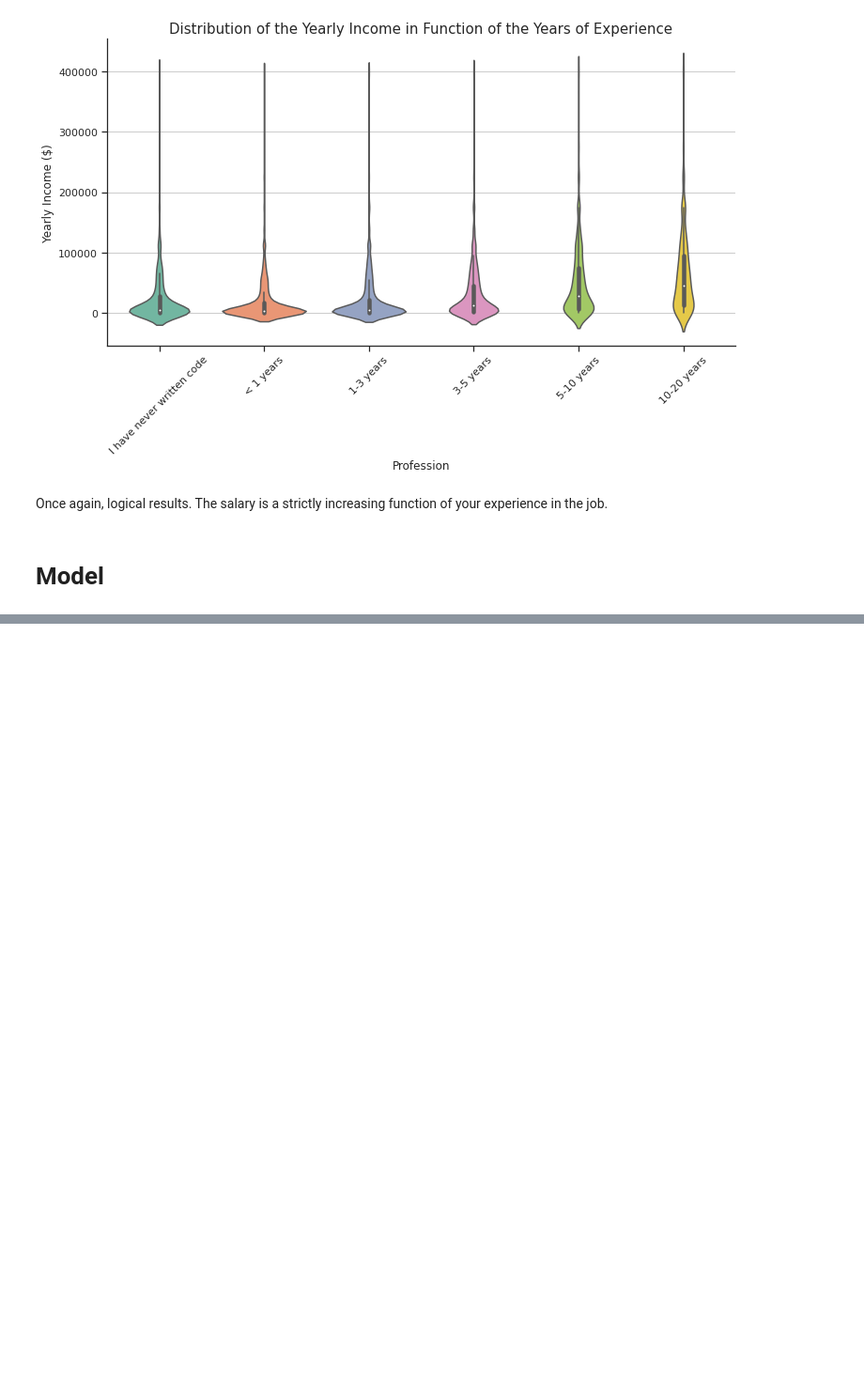
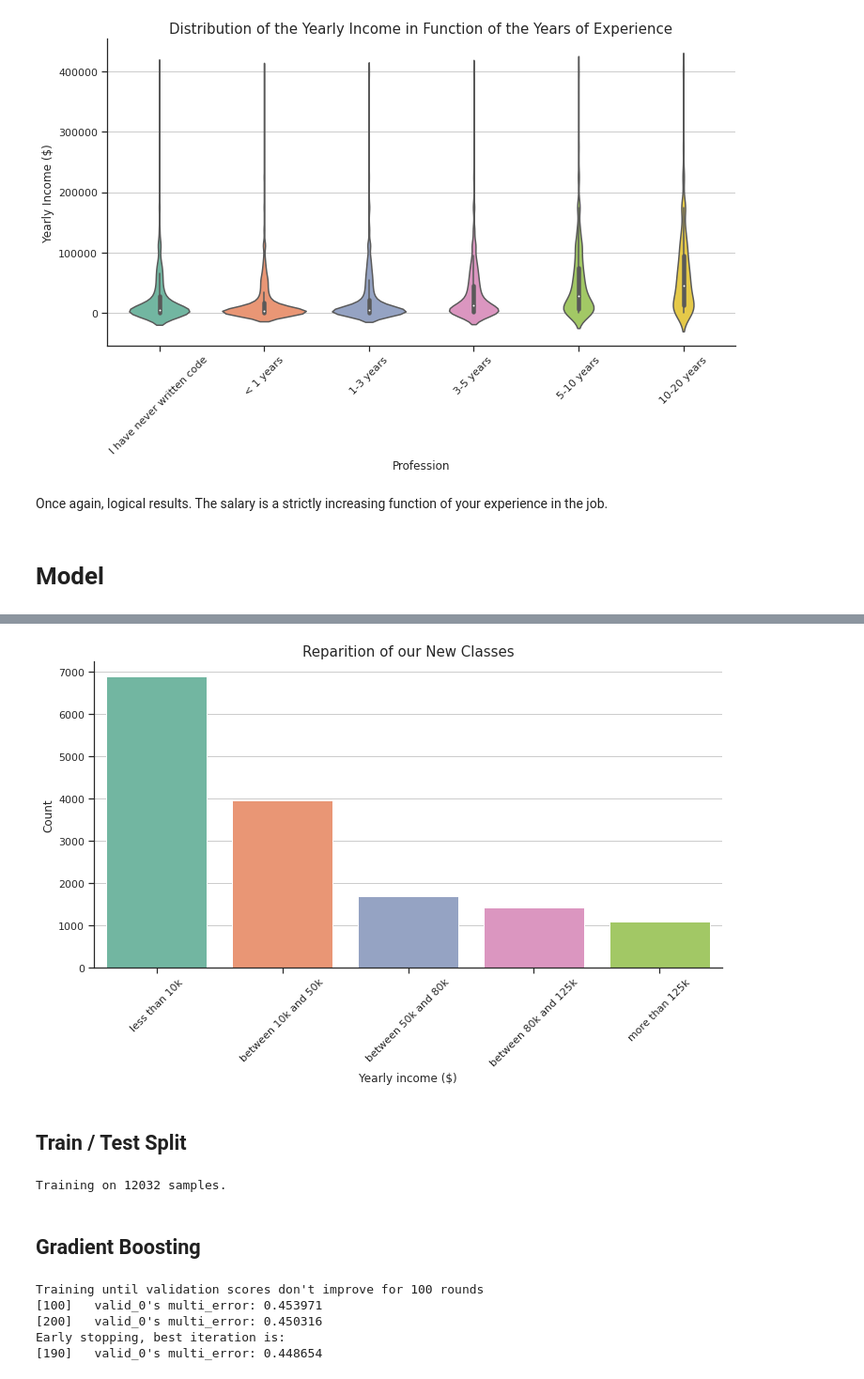
Before and after one commit to StephRoos/Data-Science, a Jupyter notebook: Kaggle_Survey/2021_Kaggle_Survey_Analysis.ipynb, the cells around one changed output, grey strips where cells are left out. Shown at 94% size. Saved outputs shown, nothing was run; the diff lists cells and outputs as text; code cells hidden in the pictures; blank space fills up the shorter version.

Commit message:
Add Model

```diff
--- a/Kaggle_Survey/2021_Kaggle_Survey_Analysis.ipynb
+++ b/Kaggle_Survey/2021_Kaggle_Survey_Analysis.ipynb
@@ -673,0 +710,2 @@ df['Experience'] = df['Experience'].apply(lambda x: dic_exp[x])
+# %%
+classes = ['less than 10k', 'between 10k and 50k', 'between 50k and 80k', 'between 80k and 125k', 'more than 125k']
@@ -682,0 +730,17 @@ df.head()
+# %%
+fig, ax = plt.subplots(1,1, figsize=(12, 6))
+custom_params = {"axes.spines.right": False, "axes.spines.top": False}
+sns.set_theme(style="ticks", palette="Set2", rc=custom_params)
+ax.grid(axis='y', linestyle='-', alpha=1)
+
+sns.countplot(df['Salary'])
+plt.xticks(range(0, 5), classes)
+plt.xticks(rotation=45)
+plt.ylabel("Count", fontsize=12)
+plt.xlabel("Yearly income ($)", fontsize=12)
+plt.title("Reparition of our New Classes", fontsize=15)
+plt.show()
+# %% [output]
+[figure, added]
+# %% [markdown]
+## Train / Test Split
@@ -682,0 +749,27 @@ df.head()
+# %%
+print(f"Training on {df_train.shape[0]} samples.")
+# %% [output]
+Training on 12032 samples.
+# %% [markdown]
+## Gradient Boosting
+# %%
+params = {"objective" : "multiclass",
+              "num_class": 6,
+              "metric" : "multi_error",
+              "num_leaves" : 30,
+              "min_child_weight" : 50,
+              "learning_rate" : 0.05,
+              "bagging_fraction" : 0.7,
+              "feature_fraction" : 0.7,
+              "bagging_seed" : 420,
+              "verbosity" : -1
+              }
+lg_train = lgb.Dataset(df_train[features], label=(df_train["Salary"].values))
+lg_test = lgb.Dataset(df_test[features], label=(df_test["Salary"].values))
+model = lgb.train(params, lg_train, 1000, valid_sets=[lg_test], early_stopping_rounds=100, verbose_eval=100)
+# %% [output]
+Training until validation scores don't improve for 100 rounds
+[100]   valid_0's multi_error: 0.453971
+[200]   valid_0's multi_error: 0.450316
+Early stopping, best iteration is:
+[190]   valid_0's multi_error: 0.448654
```
Also changed, not shown: parts of 18 cells of this notebook.
